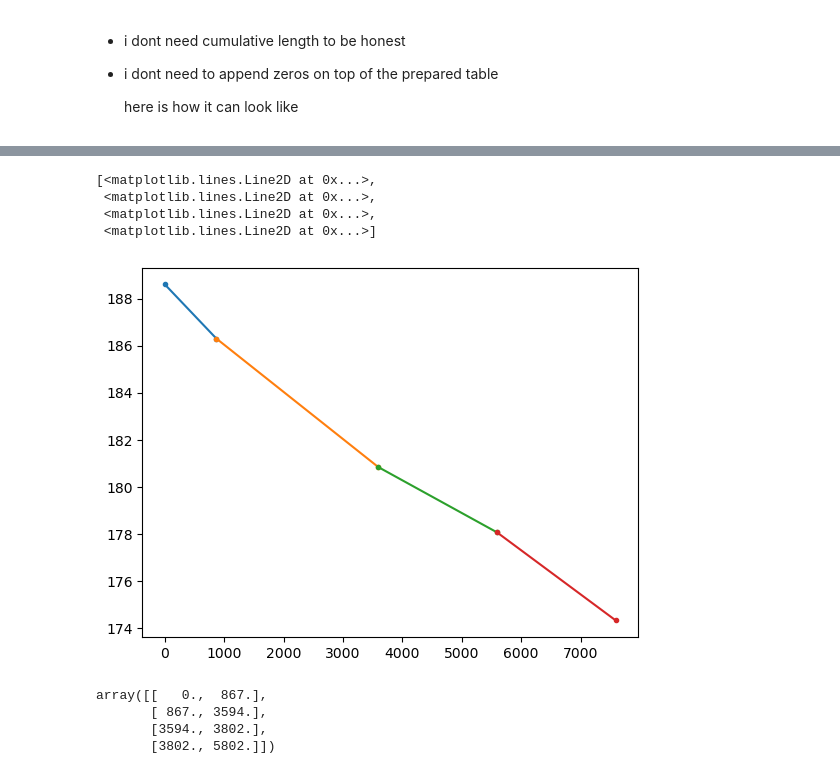
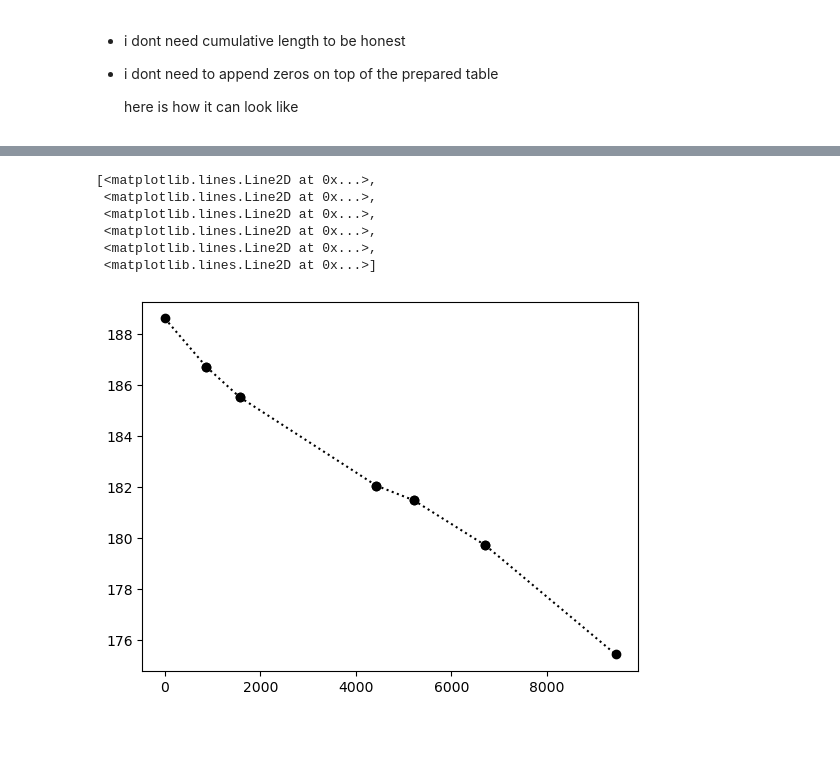
Before and after one commit to jack-sparrowh/heat_loss_on_piping, a Jupyter notebook: class approach.ipynb, the cells around one changed output, grey strips where cells are left out. Saved outputs shown, nothing was run; the diff lists cells and outputs as text; code cells hidden in the pictures; blank space fills up the shorter version.

Commit message:
providing final table functions

```diff
--- a/class approach.ipynb
+++ b/class approach.ipynb
@@ -359,7 +363,7 @@ class Piping_Section:
         temp_profile = []
         surf_temp_profile = []
         h_comb_profile = []
-        segment_length_profile = []
+        segment_length = []
         for _l in np.linspace(0, self.segment_length, n):
 
             if mode.lower() == 'exact':
@@ -374,10 +378,10 @@ class Piping_Section:
             temp_profile.append(_T_l)
             surf_temp_profile.append(_T_surf_l)
             h_comb_profile.append(_h_comb_vec_l)
-            segment_length_profile.append(_l)
+            segment_length.append(_l)
 
         _result_df = pd.DataFrame(
-            np.c_[segment_length_profile, temp_profile, surf_temp_profile, h_comb_profile],
+            np.c_[segment_length, temp_profile, surf_temp_profile, h_comb_profile],
             columns=["length", "temp", "surf_temp", "h_rad", "h_conv"]
         )
 
@@ -386,7 +390,8 @@ class Piping_Section:
         return self.temp_prof
 # %%
 def LMTD(T_i, T_e, T_a):
-    return ( T_i - T_e ) / ( np.log(T_i - T_a) - np.log(T_e - T_a) )
+    # we use np.abs when fluid temperature is less than ambient temperature
+    return ( T_i - T_e ) / ( np.log(np.abs(T_i - T_a)) - np.log(np.abs(T_e - T_a)) )
 # %%
 def calculate_total_piping(piping_class, air_surface_class, user_table, properties_table, n=2, mode='exact'):
 
@@ -399,9 +404,9 @@ def calculate_total_piping(piping_class, air_surface_class, user_table, properti
 
         # load piping class
         if i == 0:
-            ps = piping_class(*user_table.iloc[0, :], 0, *properties_table[:-1], a.h_combined)
+            ps = piping_class(*user_table.loc[0, :], 0, *properties_table[:-1], a.h_combined)
         else:
-            ps = piping_class(*user_table.iloc[i, :], ps.end_length, ps.temp_prof.loc[n-1, 'temp'], *properties_table[1:-1], a.h_combined)
+            ps = piping_class(*user_table.loc[i, :], ps.end_length, ps.temp_prof.loc[n-1, 'temp'], *properties_table[1:-1], a.h_combined)
 
         # find temperature profile
         ps.temperature_profile(n=n, mode=mode)
@@ -410,14 +415,14 @@ def calculate_total_piping(piping_class, air_surface_class, user_table, properti
         ps.heat_rate_psl_total = ps.calculate_heat_per_length(
             ps.K_combined,
             LMTD=LMTD(
-                *ps.temp_prof['temp'],
+                *ps.temp_prof['temp'][[0, n-1]],
                 ps.ambient_temperature
             )
         )
         ps.heat_rate_psl_surface = ps.calculate_heat_per_length(
-            ps.temp_prof.loc[n-1, ['h_rad', 'h_conv']].sum() * ps.total_diameter / 24,
+            ps.temp_prof.loc[n-1, ['h_rad', 'h_conv']] * ps.total_diameter / 24,
             LMTD=LMTD(
-                *ps.temp_prof['surf_temp'],
+                *ps.temp_prof['surf_temp'][[0, n-1]],
                 ps.ambient_temperature
             )
         )
@@ -481,5 +582,8 @@ cl[0].temperature_profile().T.stack().to_frame().T.droplevel(1, 1)
 # %%
-L = np.array([np.linspace(c.start_length, c.end_length, 2) for c in cl])
-T = np.array([c.temperature_profile(2).loc[:, 'temp'] for c in cl])
-T_s = np.array([c.temperature_profile(2).loc[:, 'surf_temp'] for c in cl])
+t=2
+L = np.array([np.linspace(c.start_length, c.end_length, 10) for c in cl])
+T = np.array([c.temperature_profile(10).loc[:, 'temp'] for c in cl])
+L_t = np.array([np.linspace(c.start_length, c.end_length, t) for c in cl])
+T_t = np.array([c.temperature_profile(t).loc[:, 'temp'] for c in cl])
+T_s = np.array([c.temperature_profile(t).loc[:, 'surf_temp'] for c in cl])
 # %%
@@ -493,15 +597,10 @@ plt.plot(A[:, 0], A[:, 2])
 # %%
-plt.plot(L.T, T.T, marker='.')
+plt.plot(L_t.T, T_t.T, 'ok:')
 # %% [output]
 [<matplotlib.lines.Line2D at 0x...>,
  <matplotlib.lines.Line2D at 0x...>,
  <matplotlib.lines.Line2D at 0x...>,
+ <matplotlib.lines.Line2D at 0x...>,
+ <matplotlib.lines.Line2D at 0x...>,
  <matplotlib.lines.Line2D at 0x...>]
-[figure, old version]
+[figure, new version]
-# %%
-L
-# %% [output]
-array([[   0.,  867.],
-       [ 867., 3594.],
-       [3594., 3802.],
-       [3802., 5802.]])
```
Also changed, not shown: parts of 20 cells of this notebook.
